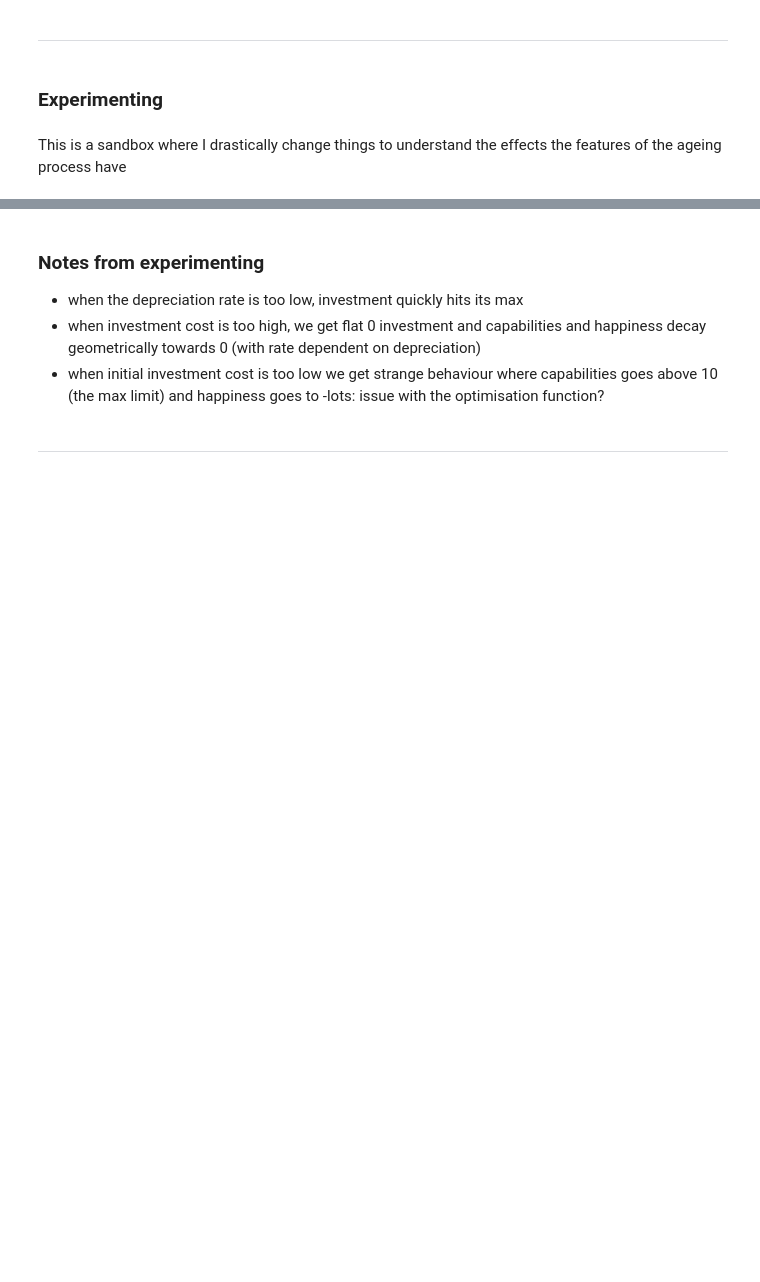
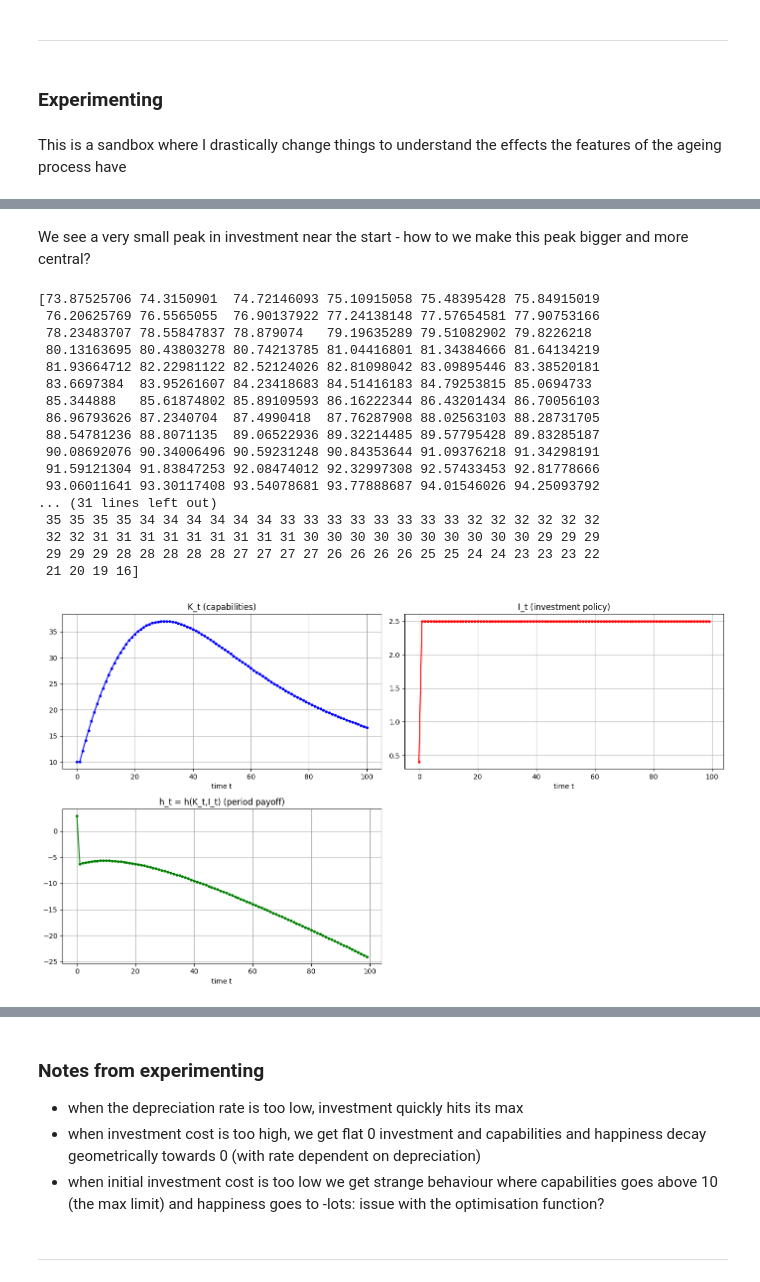
Before and after one commit to jacobmcl7/happiness_U_shape_foundation, a Jupyter notebook: Code/time-dep_problem_analysis.ipynb, the cells around one changed output, grey strips where cells are left out. Cells and saved outputs as stored; diff of their text form; code cells hidden in the pictures; blank space fills up the shorter version.

```diff
--- a/Code/time-dep_problem_analysis.ipynb
+++ b/Code/time-dep_problem_analysis.ipynb
@@ -287,2 +308,43 @@ solve_and_simulate(K0, Kmin, Kmax, nK, Imin, Imax, nI, Tsim, beta, h_of_t, K_nex
 [figure]
+# %% [markdown]
+We see a very small peak in investment near the start - how to we make this peak bigger and more central?
+# %%
+A = 1
+alpha = 0.5
+beta = 0.98
+Tsim = 100
+gamma_path = np.linspace(1, 2, Tsim)**2 + 0.5
+delta_path = np.linspace(0.2, 0.4, Tsim)**2
+K0 = 10
+Kmin, Kmax, nK = 0.1, 10.0, 100
+Imin, Imax, nI = 0.0, 2.5, 100
+
+def h_of_t(K, I_grid, t):
+    gamma_t = gamma_path[t]
+    return A * (K**alpha) - gamma_t * I_grid**2
+
+def K_next(K, I_grid, t):
+    delta_t = delta_path[t]
+    return (1.0 - delta_t) * K + I_grid
+
+solve_and_simulate(K0, Kmin, Kmax, nK, Imin, Imax, nI, Tsim, beta, h_of_t, K_next)
+# %% [output]
+[73.87525706 74.3150901  74.72146093 75.10915058 75.48395428 75.84915019
+ 76.20625769 76.5565055  76.90137922 77.24138148 77.57654581 77.90753166
+ 78.23483707 78.55847837 78.879074   79.19635289 79.51082902 79.8226218
+ 80.13163695 80.43803278 80.74213785 81.04416801 81.34384666 81.64134219
+ 81.93664712 82.22981122 82.52124026 82.81098042 83.09895446 83.38520181
+ 83.6697384  83.95261607 84.23418683 84.51416183 84.79253815 85.0694733
+ 85.344888   85.61874802 85.89109593 86.16222344 86.43201434 86.70056103
+ 86.96793626 87.2340704  87.4990418  87.76287908 88.02563103 88.28731705
+ 88.54781236 88.8071135  89.06522936 89.32214485 89.57795428 89.83285187
+ 90.08692076 90.34006496 90.59231248 90.84353644 91.09376218 91.34298191
+ 91.59121304 91.83847253 92.08474012 92.32997308 92.57433453 92.81778666
+ 93.06011641 93.30117408 93.54078681 93.77888687 94.01546026 94.25093792
+... (31 lines left out)
+ 35 35 35 35 34 34 34 34 34 34 33 33 33 33 33 33 33 33 32 32 32 32 32 32
+ 32 32 31 31 31 31 31 31 31 31 31 30 30 30 30 30 30 30 30 30 30 29 29 29
+ 29 29 29 28 28 28 28 28 27 27 27 27 26 26 26 26 25 25 24 24 23 23 23 22
+ 21 20 19 16]
+[figure, added]
 # %% [markdown]
```
Also changed, not shown: parts of 3 cells of this notebook.
